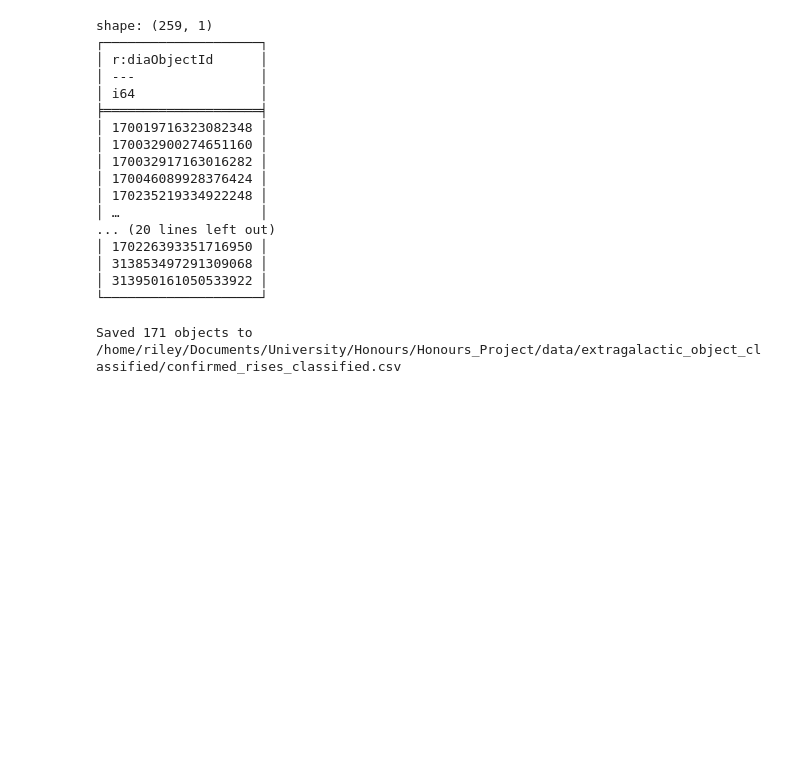
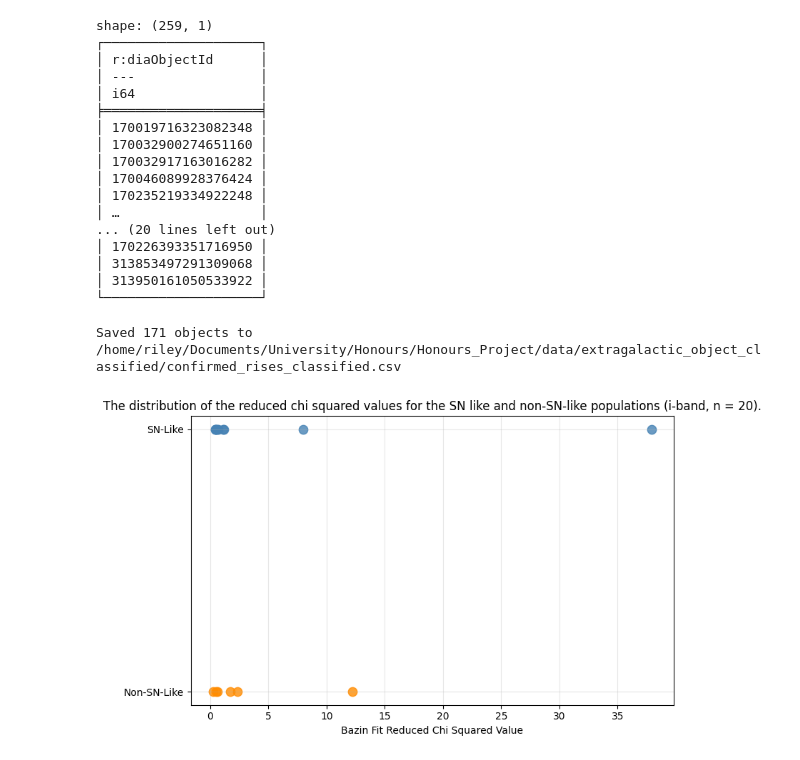
Before and after one commit to Webd0g/Honours_Project, a Jupyter notebook: notebooks/draft_scripts_and_small_scripts.ipynb, the cells around one changed output. Saved outputs shown, nothing was run; the diff lists cells and outputs as text; code cells hidden in the pictures; blank space fills up the shorter version.

```diff
--- a/notebooks/draft_scripts_and_small_scripts.ipynb
+++ b/notebooks/draft_scripts_and_small_scripts.ipynb
@@ -1311,3 +1356,35 @@ CONFIRMED_RISES_IDS_CLASSIFIED = pl.read_csv(Path.home() /"Documents"/"Universit
 # Filtering the confirmed rises classified IDS
 filtered_df = CONFIRMED_RISES_IDS_CLASSIFIED.filter((pl.col("clf_cats_class_mode") == 11) & (pl.col("clf_cats_score_mean") >= 0.9) & (pl.col("clf_snn_mean") >= 0.7))
 filtered_df.write_csv("/home/riley/Documents/University/Honours/Honours_Project/data/Potential_SN_candidates/confirmed_rises_ml_cuts_results.csv")
+# %%
+"""Distribution of the chi squared for the 20 objects both bad objects and good objects to test how effectivly the model fits to the diferrent data."""
+import matplotlib.pyplot as plt
+from pathlib import Path
+import polars as pl
+
+# 20 object test directory path
+TWENTY_OBJECT_TEST_DIR = Path.home() / "Documents" / "University" / "Honours" / "Honours_Project" / "data" / "bazin_fits" / "20_object_test"
+
+# Read the CSV and extract jsut the chi squared values
+CHI_SQUARED_VALUES = pl.read_csv(TWENTY_OBJECT_TEST_DIR / "bazin_fits_results.csv", schema_overrides={"reduced_chi2":pl.Float64}, columns=["reduced_chi2"])["reduced_chi2"].to_list()
+
+fig, axes = plt.subplots(figsize = (8,5))
+
+sn_chi2 = CHI_SQUARED_VALUES[:10]
+non_sn_chi2 = CHI_SQUARED_VALUES[10:20]
+
+axes.scatter(sn_chi2, [1]*len(sn_chi2), color="steelblue", label = "SN-Like", s=80, alpha= 0.8)
+axes.scatter(non_sn_chi2, [0]*len(non_sn_chi2), color="darkorange", label = "Non-SN-Like", s=80, alpha= 0.8)
+
+axes.set_yticks([0, 1])
+axes.set_yticklabels(["Non-SN-Like", "SN-Like"])
+
+axes.set_xlabel("Bazin Fit Reduced Chi Squared Value")
+axes.set_title("The distribution of the reduced chi squared values for the SN like and non-SN-like populations (i-band, n = 20).")
+axes.grid(alpha = 0.3)
+plt.tight_layout()
+plt.savefig("/home/riley/Documents/University/Honours/Honours_Project/images/bazin_fits/20_object_test/chi_squared_distribution.png")
+plt.show()
+plt.close()
+# %% [output]
+[figure, added]
```
Also changed, not shown: parts of 2 cells of this notebook, 1 other file.
